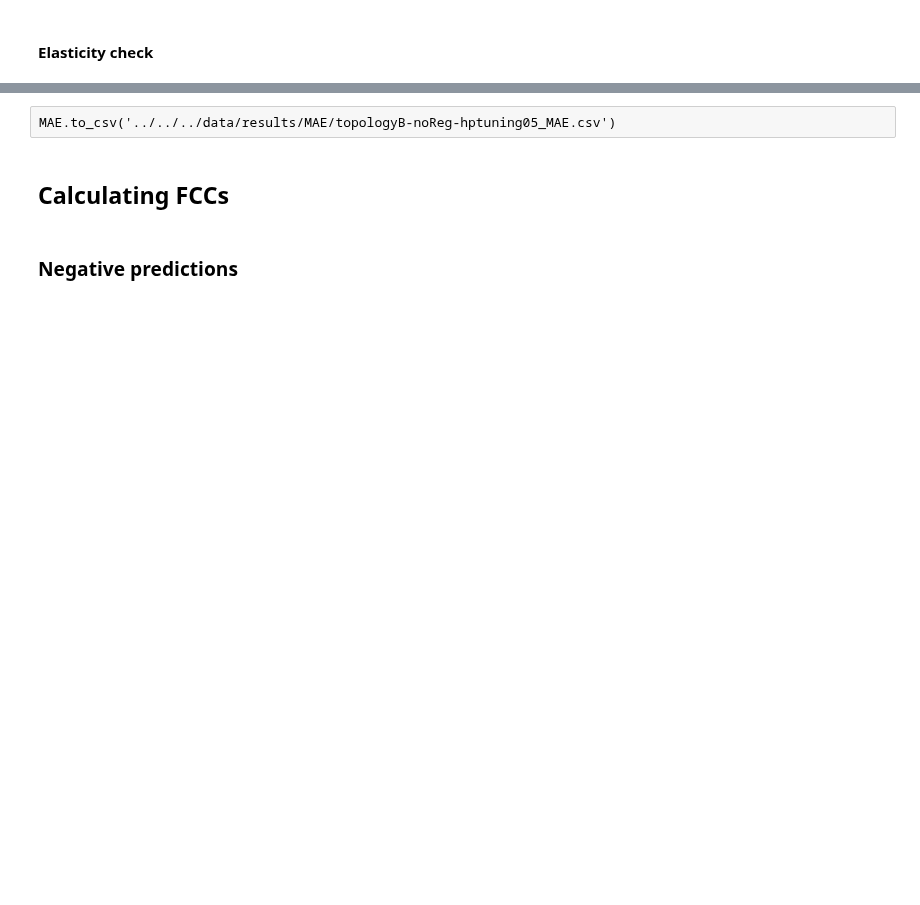
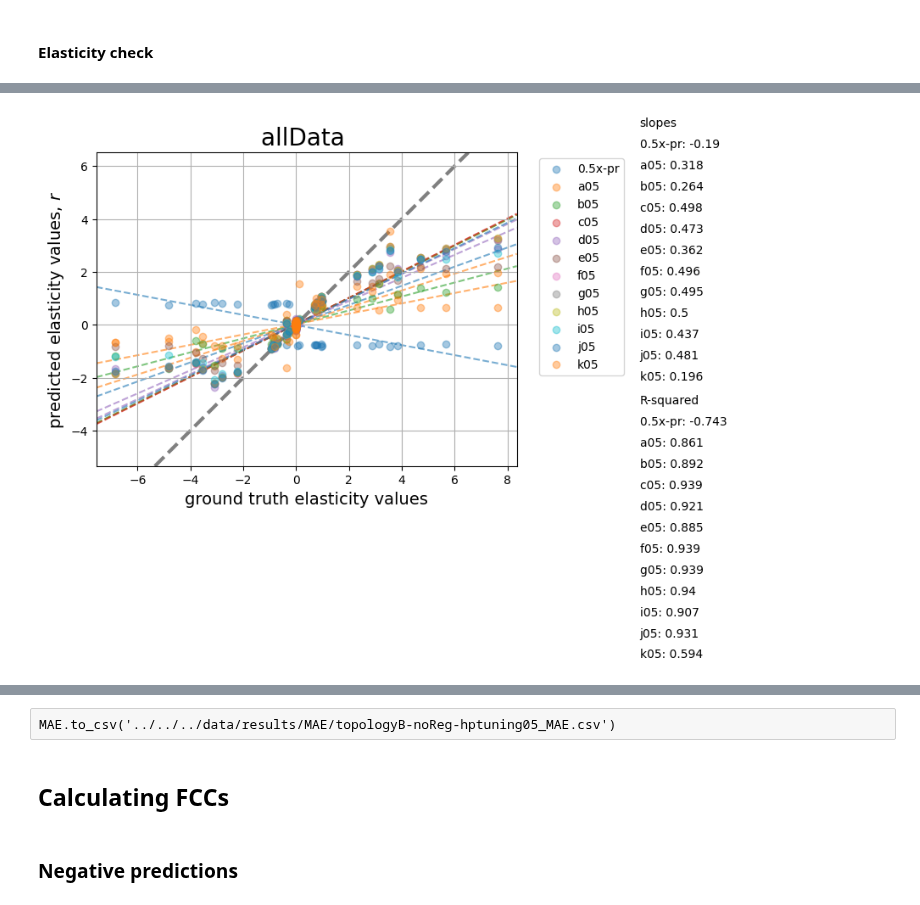
Before and after one commit to sys-bio/BMCA-pipeline, a Jupyter notebook: notebooks/topologyB/all_data/topologyB-noReg-hptuning05.ipynb, the cells around one changed output, grey strips where cells are left out. Saved outputs shown, nothing was run; the diff lists cells and outputs as text; code cells hidden in the pictures; blank space fills up the shorter version.

```diff
--- a/notebooks/topologyB/all_data/topologyB-noReg-hptuning05.ipynb
+++ b/notebooks/topologyB/all_data/topologyB-noReg-hptuning05.ipynb
@@ -45,4 +51,4 @@ data_file05 = '../../../data/interim/generated_data/TopologyB-noReg/TopologyB_0.
 
 BMCA_obj05 = antemll.antemll(ant, data_file05, cobra_sbml='../../../models/sbml/TopologyB_cobra.xml')
 
-prior05 = run_prior_predictive(BMCA_obj05)
+prior05 = util.run_prior_predictive(BMCA_obj05)
@@ -319,36 +405,38 @@ e_r2s = [round(util.calculate_slope(elasticities_df['gt'], elasticities_df[i])[2
 ## Elasticities, comparison of prior and post
 #plt.ylim(-10,10)
 #plt.xlim(-10,10)
 plt.axes().set_aspect('equal', 'datalim')
 
 for label in pt_labels:
     plt.scatter(elasticities_df['gt'], elasticities_df[label], alpha=0.4, label=label, zorder=10)
 
 
 plt.axline([0, 0], [1, 1], c='gray', linestyle='dashed', zorder=1, linewidth=3)
 plt.grid(True, which='both', axis='both', zorder=0)
 plt.xlabel('ground truth elasticity values', size=14)
 plt.ylabel('predicted elasticity values, $\it{r}$', size=14)
 # plt.title('Parity plot of elasticity values for various \nenzyme perturbation strengths—CRISPRi', size=20)
 plt.title('allData ', size=20)
 plt.legend(bbox_to_anchor=(1.04, 1), loc="upper left")
 
-left_adjust = 20
+left_adjust = 13
 line_spacing = 0.8
 slope_start = 7.5
 r2_start = -3# slope_start-(7*line_spacing)
 
 plt.text(left_adjust, slope_start, "slopes")
 for i, label in enumerate(pt_labels):
     plt.text(left_adjust, (slope_start-line_spacing)-(i*line_spacing), f'{label}: {e_slopes[i]}')
 
 plt.text(left_adjust, r2_start, 'R-squared')
 for i, label in enumerate(pt_labels):
     plt.text(left_adjust, (r2_start-line_spacing)-(i*line_spacing), f'{label}: {e_r2s[i]}')
 
-colors = ['tab:blue', 'tab:orange', 'tab:green', 'tab:red', 'tab:purple']
-for i in range(4):
+colors = ['tab:blue', 'tab:orange', 'tab:green', 'tab:red', 'tab:purple']*3
+for i in range(len(e_intercepts)):
     plt.axline((0, e_intercepts[i]), slope=e_slopes[i], linestyle='--', alpha=0.6, color=colors[i], zorder=0)
+# %% [output]
+[figure, added]
 # %%
 # print out MAE for each perturbation strength
 MAE = abs(elasticities_df.sub(elasticities_df['gt'], axis=0)).sum()/len(elasticities_df['gt'])
```
Also changed, not shown: parts of 21 cells of this notebook, 11 other files.
